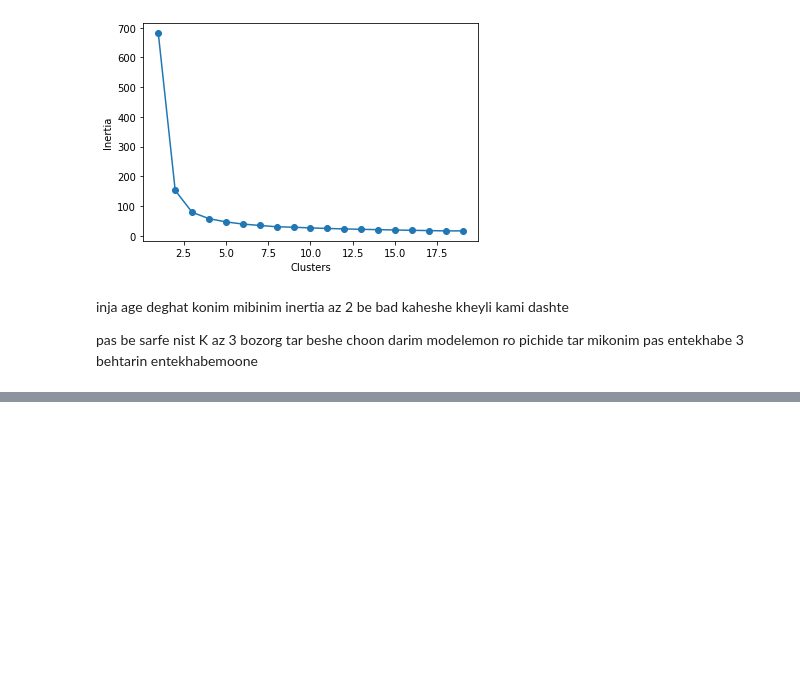
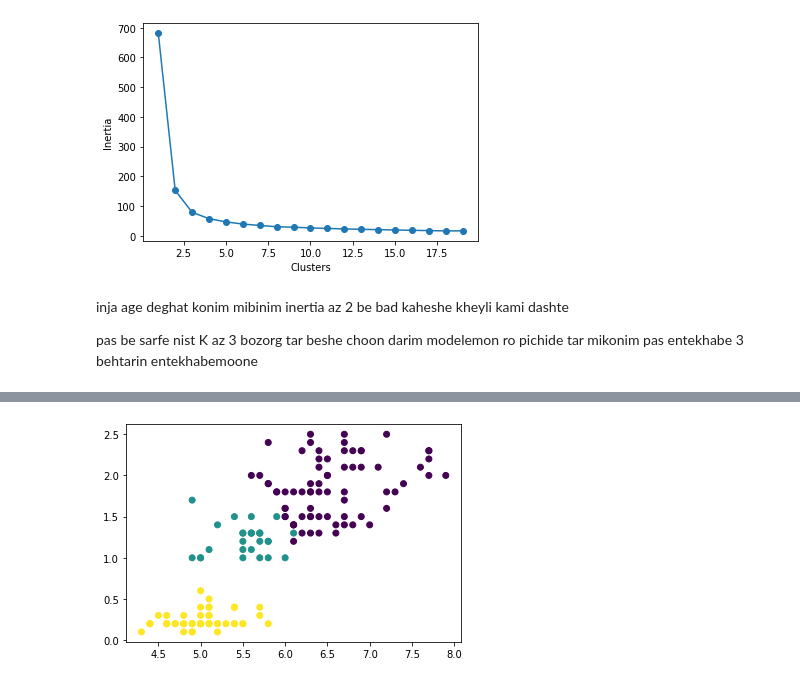
Before and after one commit to Dragon-Born/ML, a Jupyter notebook: unsupervised.ipynb, the cells around one changed output, grey strips where cells are left out. Saved outputs shown, nothing was run; the diff lists cells and outputs as text; code cells hidden in the pictures; blank space fills up the shorter version.

```diff
--- a/unsupervised.ipynb
+++ b/unsupervised.ipynb
@@ -79,0 +112,12 @@ pas be sarfe nist K az 3 bozorg tar beshe choon darim modelemon ro pichide tar m
+# %%
+"""
+    harchi x ro koochik tar konim be laye haye avalie khooshe
+    bandi nazdik tar mishim
+    x mishe hamoon level e khooshe bandimoon
+"""
+x = 4
+labels = fcluster(hierarchical, x, criterion='distance')
+plt.scatter(iris.data[:,0], iris.data[:, 3], c=labels)
+plt.show()
+# %% [output]
+[figure, added]
```
Also changed, not shown: parts of 10 cells of this notebook, 6 other files.
